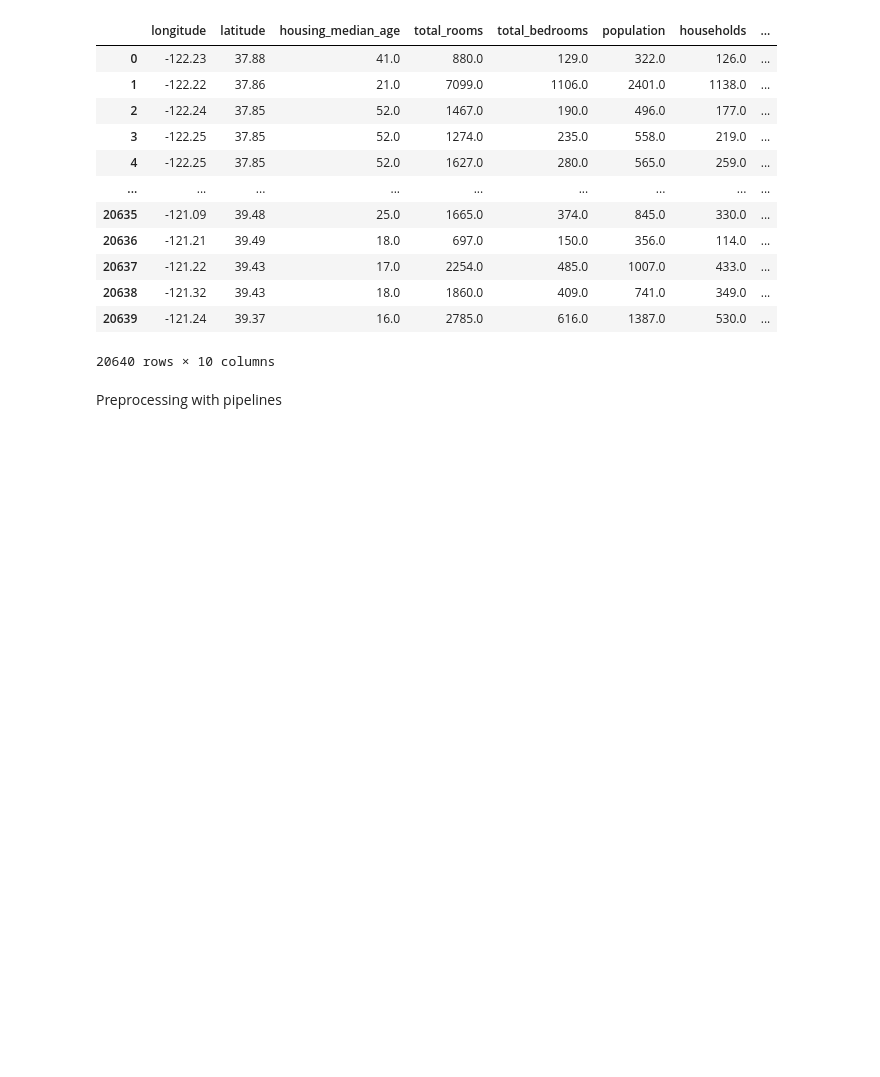
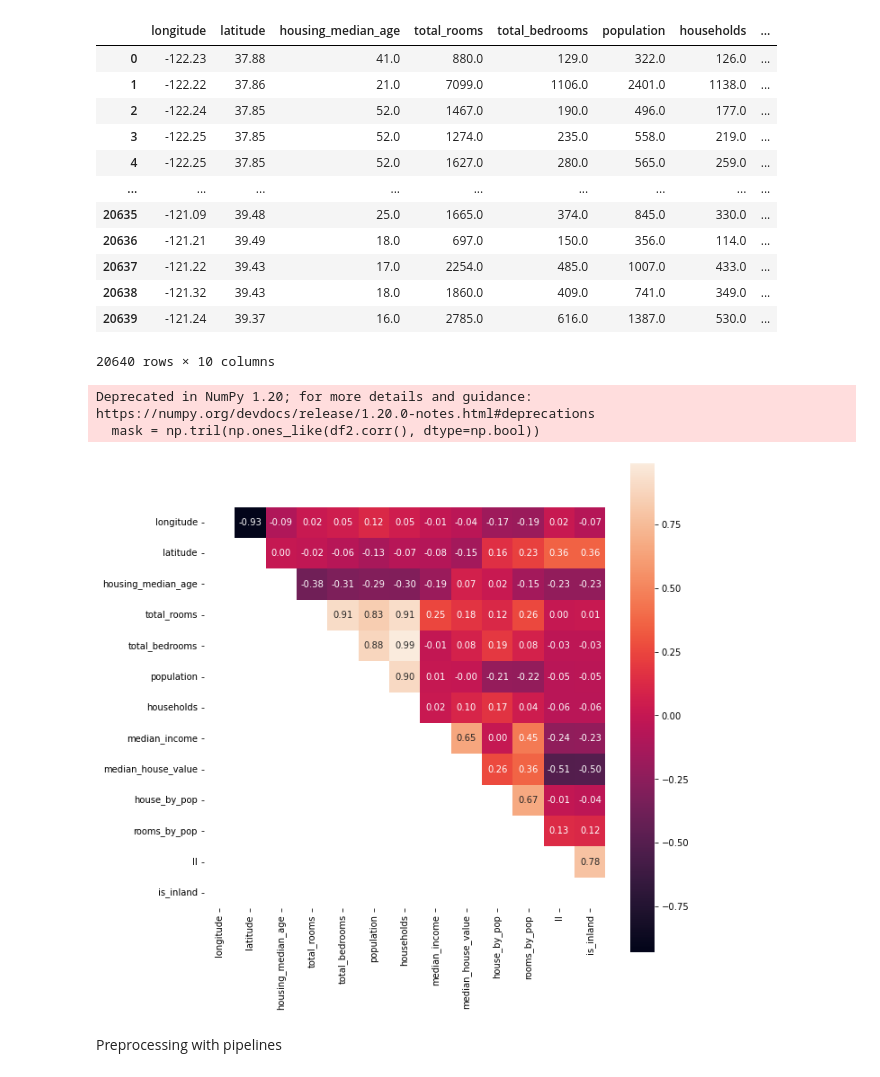
Before and after one commit to noakawa/Moveo_skills, a Jupyter notebook: data_preprocessing/data_preprocessing.ipynb, the cells around one changed output. Cells and saved outputs as stored; diff of their text form; code cells hidden in the pictures; blank space fills up the shorter version.

```diff
--- a/data_preprocessing/data_preprocessing.ipynb
+++ b/data_preprocessing/data_preprocessing.ipynb
@@ -19,5 +29,14 @@ df
 | 20638 | -121.32 | 39.43 | 18.0 | 1860.0 | 409.0 | 741.0 | 349.0 | ... |
 | 20639 | -121.24 | 39.37 | 16.0 | 2785.0 | 616.0 | 1387.0 | 530.0 | ... |
 20640 rows × 10 columns
+# %%
+f = plt.figure(figsize=(10,10))
+mask = np.tril(np.ones_like(df2.corr(), dtype=np.bool))
+sns.heatmap(df2.corr(), annot=True, fmt=".2f", mask = mask, square = True)
+plt.show;
+# %% [output]
+Deprecated in NumPy 1.20; for more details and guidance: https://numpy.org/devdocs/release/1.20.0-notes.html#deprecations
+  mask = np.tril(np.ones_like(df2.corr(), dtype=np.bool))
+[figure, added]
 # %% [markdown]
 Preprocessing with pipelines
```
Also changed, not shown: parts of 41 cells of this notebook, 2 other files.
